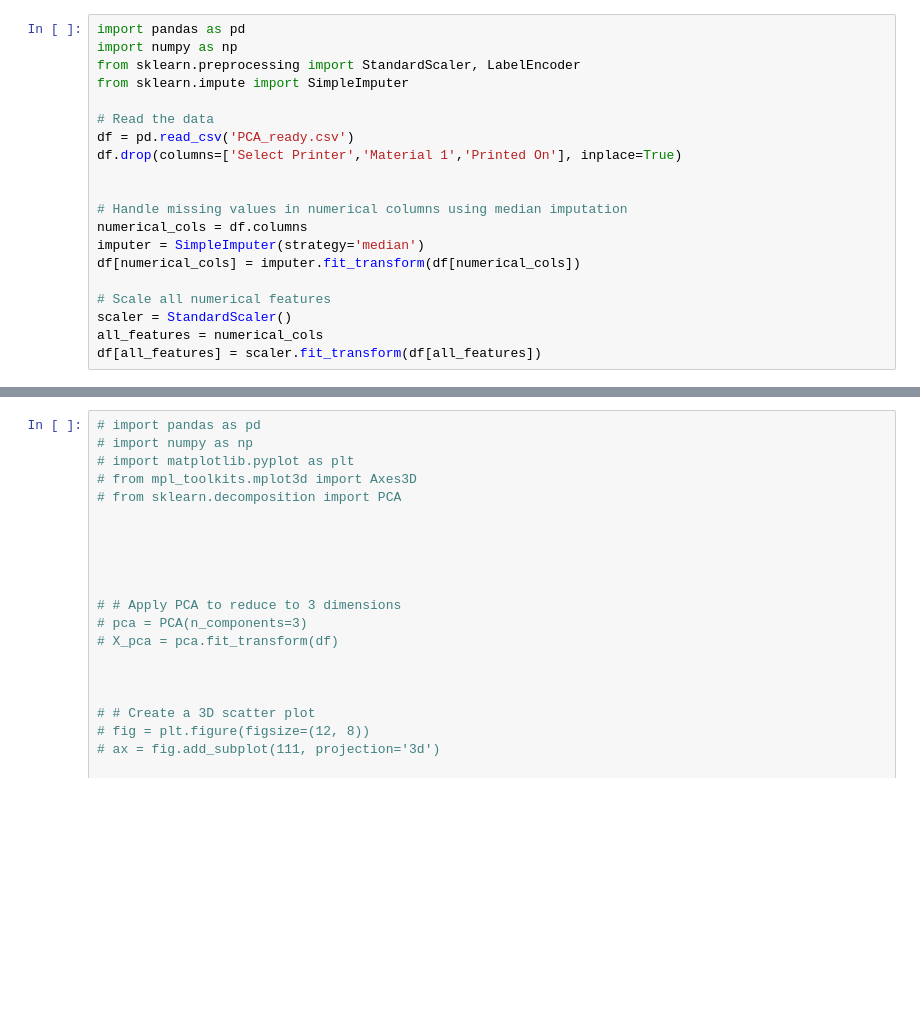
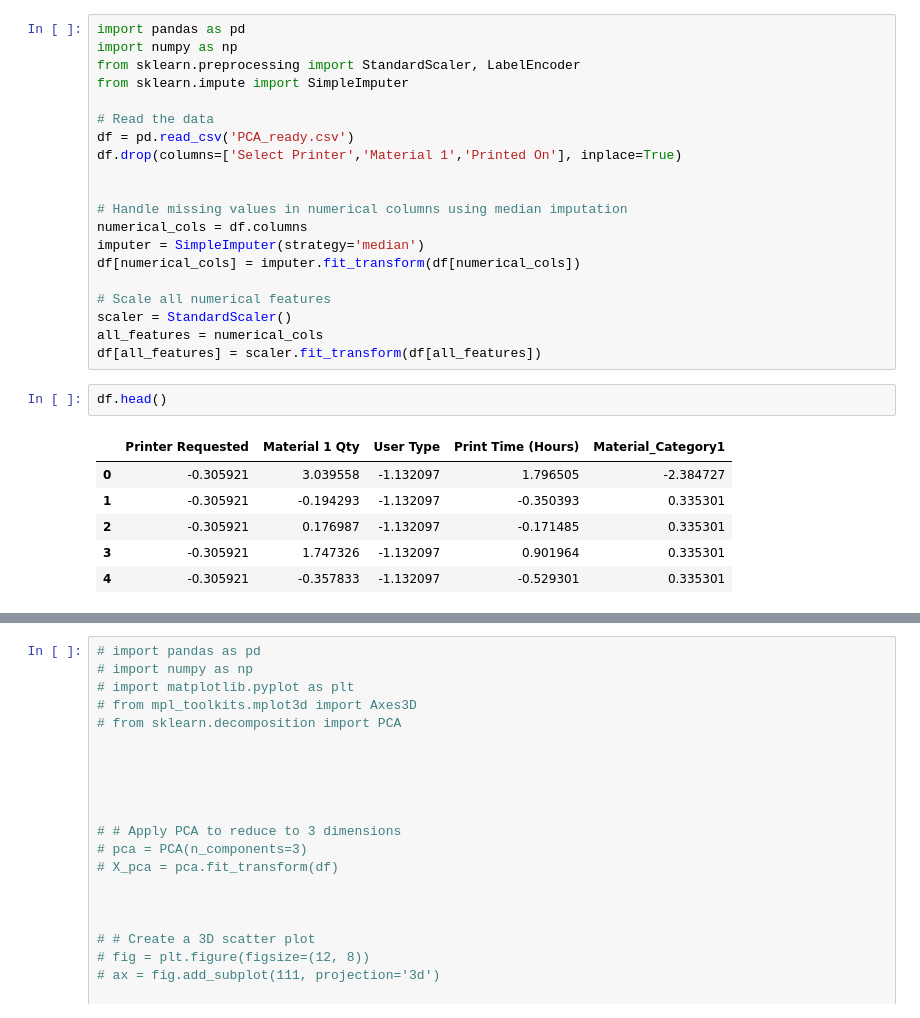
Before and after one commit to MarMar888/ECEDesignLabProj, a Jupyter notebook: kmeans.ipynb, the cells around one changed output, grey strips where cells are left out. Drawn from its saved outputs; the diff is of its cells as text; blank space fills up the shorter version.

Commit message:
Co-authored-by: kkraft7039 <kkraft7039@users.noreply.github.com>

```diff
--- a/kmeans.ipynb
+++ b/kmeans.ipynb
@@ -18,6 +18,15 @@ df[numerical_cols] = imputer.fit_transform(df[numerical_cols])
 scaler = StandardScaler()
 all_features = numerical_cols
 df[all_features] = scaler.fit_transform(df[all_features])
+# %%
+df.head()
+# %% [output]
+|  | Printer Requested | Material 1 Qty | User Type | Print Time (Hours) | Material_Category1 |
+| 0 | -0.305921 | 3.039558 | -1.132097 | 1.796505 | -2.384727 |
+| 1 | -0.305921 | -0.194293 | -1.132097 | -0.350393 | 0.335301 |
+| 2 | -0.305921 | 0.176987 | -1.132097 | -0.171485 | 0.335301 |
+| 3 | -0.305921 | 1.747326 | -1.132097 | 0.901964 | 0.335301 |
+| 4 | -0.305921 | -0.357833 | -1.132097 | -0.529301 | 0.335301 |
 # %%
 # Calculate inertia for different numbers of clusters
 from sklearn.cluster import KMeans
```
Also changed, not shown: parts of 4 cells of this notebook, 3 other files.
